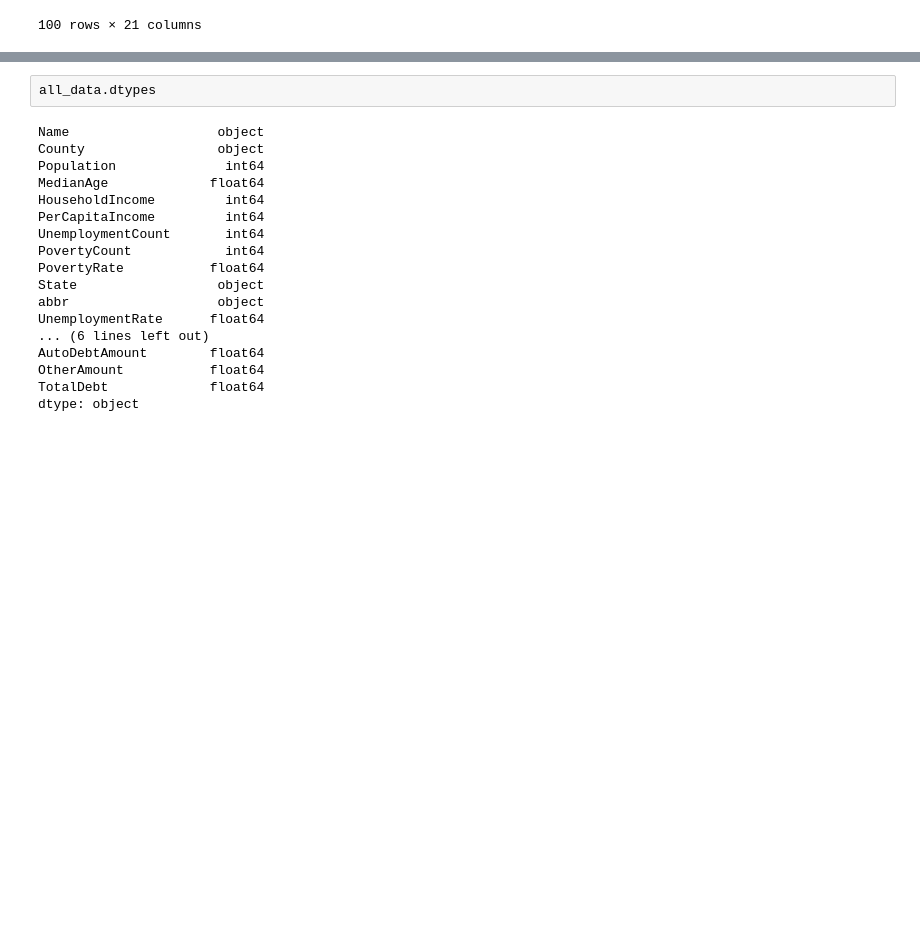
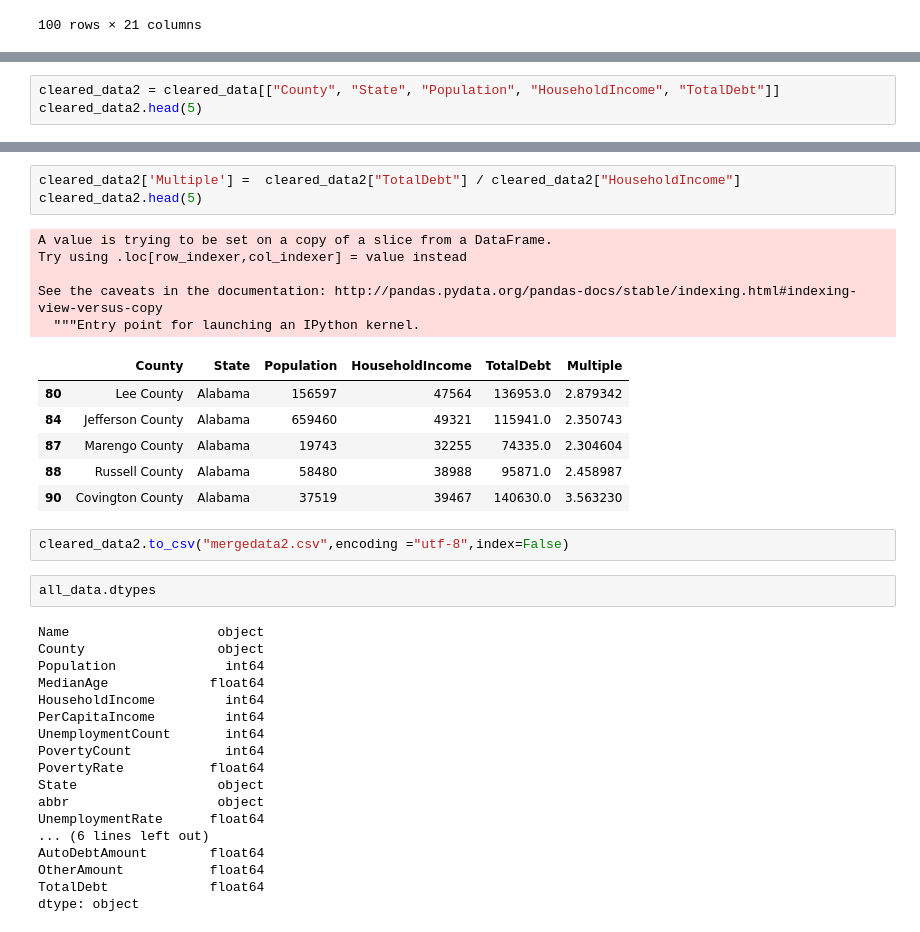
Before and after one commit to madengr00/Visualize_Me_Captain, a Jupyter notebook: Census_Debt_Merge.ipynb, the cells around one changed output, grey strips where cells are left out. Cells and saved outputs as stored; diff of their text form; blank space fills up the shorter version.

```diff
--- a/Census_Debt_Merge.ipynb
+++ b/Census_Debt_Merge.ipynb
@@ -67,0 +112,3 @@ all_data.head(100)
+# %%
+cleared_data2 = cleared_data[["County", "State", "Population", "HouseholdIncome", "TotalDebt"]]
+cleared_data2.head(5)
@@ -68,3 +122,20 @@ all_data.head(100)
+# %%
+cleared_data2['Multiple'] =  cleared_data2["TotalDebt"] / cleared_data2["HouseholdIncome"]
+cleared_data2.head(5)
+# %% [output]
+A value is trying to be set on a copy of a slice from a DataFrame.
+Try using .loc[row_indexer,col_indexer] = value instead
+
+See the caveats in the documentation: http://pandas.pydata.org/pandas-docs/stable/indexing.html#indexing-view-versus-copy
+  """Entry point for launching an IPython kernel.
+|  | County | State | Population | HouseholdIncome | TotalDebt | Multiple |
+| 80 | Lee County | Alabama | 156597 | 47564 | 136953.0 | 2.879342 |
+| 84 | Jefferson County | Alabama | 659460 | 49321 | 115941.0 | 2.350743 |
+| 87 | Marengo County | Alabama | 19743 | 32255 | 74335.0 | 2.304604 |
+| 88 | Russell County | Alabama | 58480 | 38988 | 95871.0 | 2.458987 |
+| 90 | Covington County | Alabama | 37519 | 39467 | 140630.0 | 3.563230 |
+# %%
+cleared_data2.to_csv("mergedata2.csv",encoding ="utf-8",index=False)
 # %%
 all_data.dtypes
 # %% [output]
```
Also changed, not shown: parts of 4 cells of this notebook, 1 other file.
